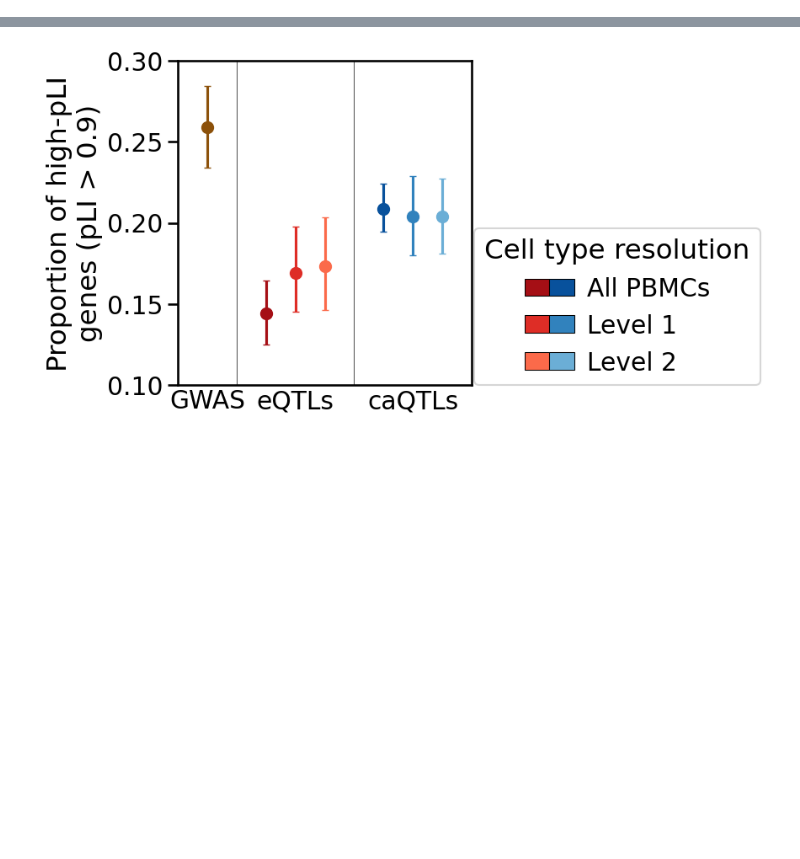
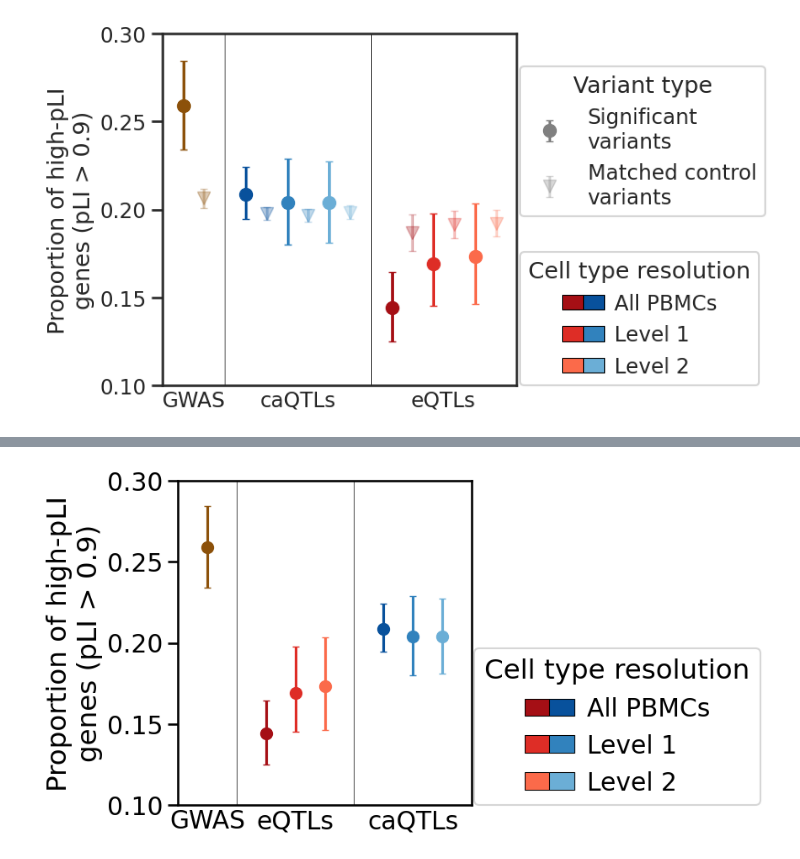
Before and after one commit to yelabucsf/icc_paper, a Jupyter notebook: analysis/QTL_analysis/qtl_properties_mostafavi/plot_results.ipynb, the cells around one changed output, grey strips where cells are left out. Cells and saved outputs as stored; diff of their text form; code cells hidden in the pictures; blank space fills up the shorter version.

```diff
--- a/analysis/QTL_analysis/qtl_properties_mostafavi/plot_results.ipynb
+++ b/analysis/QTL_analysis/qtl_properties_mostafavi/plot_results.ipynb
@@ -5,7 +5,11 @@ import matplotlib.pyplot as plt
 from matplotlib.patches import Patch
 import seaborn as sns
 # %%
+sns.set_theme(style="ticks", context="talk")
+
 data_dir = "/data_vol/analysis_outputs/QTL_analysis/qtl_properties_mostafavi"
+data_dir = "/data/processed/QTL_analysis/qtl_properties_mostafavi"
+
 results_dirs_dict = {"GWAS": {"results_dir": f"{data_dir}/gwas",
                               "results_prefix": "gwas"},
                      "eQTL": {"results_dir": f"{data_dir}/rna",
@@ -85,0 +92,83 @@ colors = {"GWAS": "#8c510a",
+# %%
+###new ordering###
+
+plot_df = basic_results[basic_results["annot"] == "prop_HI"]
+
+# 1. Update X-coordinates:
+# GWAS (0-0.05), caQTL (0.15-0.4), eQTL (0.5-0.75)
+plot_df["x"] = [0, 0.05, # GWAS
+                0.5, 0.55, 0.6, 0.65, 0.7, 0.75, # eQTL (Moved to end)
+                0.15, 0.2, 0.25, 0.3, 0.35, 0.4] # caQTL (Moved to middle)
+
+# 2. Update Color mapping to match the new order
+plot_df["color"] = [colors["GWAS"], colors["GWAS"],
+                    colors["eQTL"]["Cohort"], colors["eQTL"]["Cohort"], colors["eQTL"]["L1_manual"], colors["eQTL"]["L1_manual"], colors["eQTL"]["L2_manual"], colors["eQTL"]["L2_manual"],
+                    colors["caQTL"]["Cohort"], colors["caQTL"]["Cohort"], colors["caQTL"]["L1_manual"], colors["caQTL"]["L1_manual"], colors["caQTL"]["L2_manual"], colors["caQTL"]["L2_manual"]]
+
+plot_df["marker"] = "o"
+plot_df["alpha"] = 1
+plot_df.loc[plot_df["cat"].str.contains("matched"), "marker"] = "v"
+plot_df.loc[plot_df["cat"].str.contains("matched"), "alpha"] = 0.3
+
+fig, ax = plt.subplots(figsize=(5, 5))
+for i, row in plot_df.iterrows():
+    plt.errorbar(row["x"], row["mean"],
+                 yerr=np.abs(row[["lower", "upper"]].T.values - row["mean"]).reshape(-1, 1),
+                 marker=row["marker"], alpha=row["alpha"], color=row["color"],
+                 markersize=10, capsize=3, linestyle="none")
+
+# 3. Adjust vertical lines to separate the new sections
+plt.vlines(0.1, 0.1, 0.3, color="black", linewidth=0.5) # After GWAS
+plt.vlines(0.45, 0.1, 0.3, color="black", linewidth=0.5) # After caQTL
+
+plt.ylim(0.1, 0.3)
+plt.xlim(-0.05, 0.8)
+
+plt.yticks(np.arange(0.1, 0.31, 0.05))
+
+# 4. Update Tick Labels and positions
+# GWAS center ~0.025, caQTL center ~0.275, eQTL center ~0.625
+plt.xticks([0.025, 0.275, 0.625], ["GWAS", "caQTLs", "eQTLs"])
+ax.tick_params(axis='x', which='both', length=0)
+
+plt.ylabel("Proportion of high-pLI\ngenes (pLI > 0.9)")
+plt.xlabel("")
+
+# Updated second legend to match GWAS -> caQTL -> eQTL order
+# We define eQTL (1) and caQTL (2) patches
+pa1 = Patch(facecolor=colors["eQTL"]["Cohort"], edgecolor='black', linewidth=0.75)
+pa2 = Patch(facecolor=colors["caQTL"]["Cohort"], edgecolor='black', linewidth=0.75)
+
+pb1 = Patch(facecolor=colors["eQTL"]["L1_manual"], edgecolor='black', linewidth=0.75)
+pb2 = Patch(facecolor=colors["caQTL"]["L1_manual"], edgecolor='black', linewidth=0.75)
+
+pc1 = Patch(facecolor=colors["eQTL"]["L2_manual"], edgecolor='black', linewidth=0.75)
+pc2 = Patch(facecolor=colors["caQTL"]["L2_manual"], edgecolor='black', linewidth=0.75)
+
+# Create the first legend
+l1 = plt.errorbar(-1, -1, yerr=0, marker="o", alpha=1, color="gray",
+            markersize=10, capsize=3, linestyle="none", label="Significant\nvariants")
+l2 = plt.errorbar(-1, -1, yerr=0, marker="v", alpha=0.3, color="gray",
+            markersize=10, capsize=3, linestyle="none", label="Matched control\nvariants")
+first_legend = ax.legend(handles=[l1, l2], loc=(1.01, 0.48),
+                         title='Variant type')
+# Add the first legend manually to the Axes
+ax.add_artist(first_legend)
+
+# second legend
+pa1 = Patch(facecolor=colors["eQTL"]["Cohort"], edgecolor='black', linewidth=0.75)
+pa2 = Patch(facecolor=colors["caQTL"]["Cohort"], edgecolor='black', linewidth=0.75)
+
+pb1 = Patch(facecolor=colors["eQTL"]["L1_manual"], edgecolor='black', linewidth=0.75)
+pb2 = Patch(facecolor=colors["caQTL"]["L1_manual"], edgecolor='black', linewidth=0.75)
+
+pc1 = Patch(facecolor=colors["eQTL"]["L2_manual"], edgecolor='black', linewidth=0.75)
+pc2 = Patch(facecolor=colors["caQTL"]["L2_manual"], edgecolor='black', linewidth=0.75)
+plt.legend(handles=[pa1, pb1, pc1, pa2, pb2, pc2],
+          labels=['', '', '', 'All PBMCs','Level 1',  'Level 2'],
+          ncol=2, handletextpad=0.5, handlelength=1.0, columnspacing=-0.5,
+          loc=(1.01, 0), title="Cell type resolution")
+
+plt.savefig(f"{data_dir}/figures/prop_high_pLI.pdf", dpi=300, bbox_inches="tight")
+plt.savefig(f"{data_dir}/figures/prop_high_pLI.png", dpi=300, bbox_inches="tight")
+# %% [output]
@@ -86 +195,2 @@ colors = {"GWAS": "#8c510a",
+[figure, added]
 # %%
```
Also changed, not shown: parts of 14 cells of this notebook.
